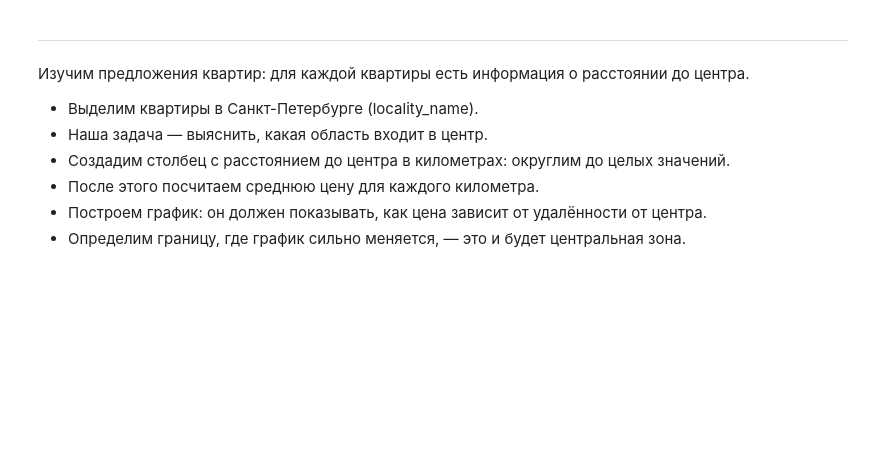
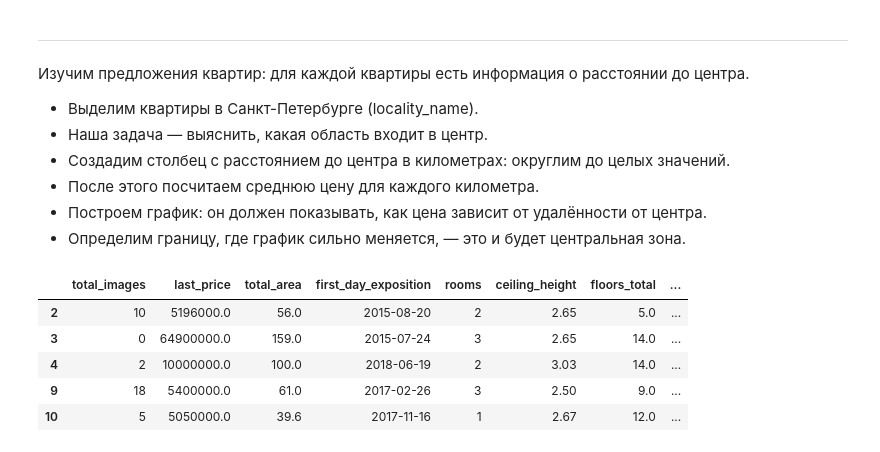
Before and after one commit to hactac9i/-----------------_------, a Jupyter notebook: real_estate_data.ipynb, the cells around one changed output. Saved outputs shown, nothing was run; the diff lists cells and outputs as text; code cells hidden in the pictures; blank space fills up the shorter version.

```diff
--- a/real_estate_data.ipynb
+++ b/real_estate_data.ipynb
@@ -593,3 +595,15 @@ ______________
 - После этого посчитаем среднюю цену для каждого километра.
 - Построем график: он должен показывать, как цена зависит от удалённости от центра.
 - Определим границу, где график сильно меняется, — это и будет центральная зона.
+# %%
+# создадим отдельный датасет с данными лишь о квартирах в Питербурге
+
+StP = df.loc[df['locality_name'] == 'Санкт-Петербург']
+StP.head()
+# %% [output]
+|  | total_images | last_price | total_area | first_day_exposition | rooms | ceiling_height | floors_total | ... |
+| 2 | 10 | 5196000.0 | 56.0 | 2015-08-20 | 2 | 2.65 | 5.0 | ... |
+| 3 | 0 | 64900000.0 | 159.0 | 2015-07-24 | 3 | 2.65 | 14.0 | ... |
+| 4 | 2 | 10000000.0 | 100.0 | 2018-06-19 | 2 | 3.03 | 14.0 | ... |
+| 9 | 18 | 5400000.0 | 61.0 | 2017-02-26 | 3 | 2.50 | 9.0 | ... |
+| 10 | 5 | 5050000.0 | 39.6 | 2017-11-16 | 1 | 2.67 | 12.0 | ... |
```
Also changed, not shown: parts of 5 cells of this notebook.
